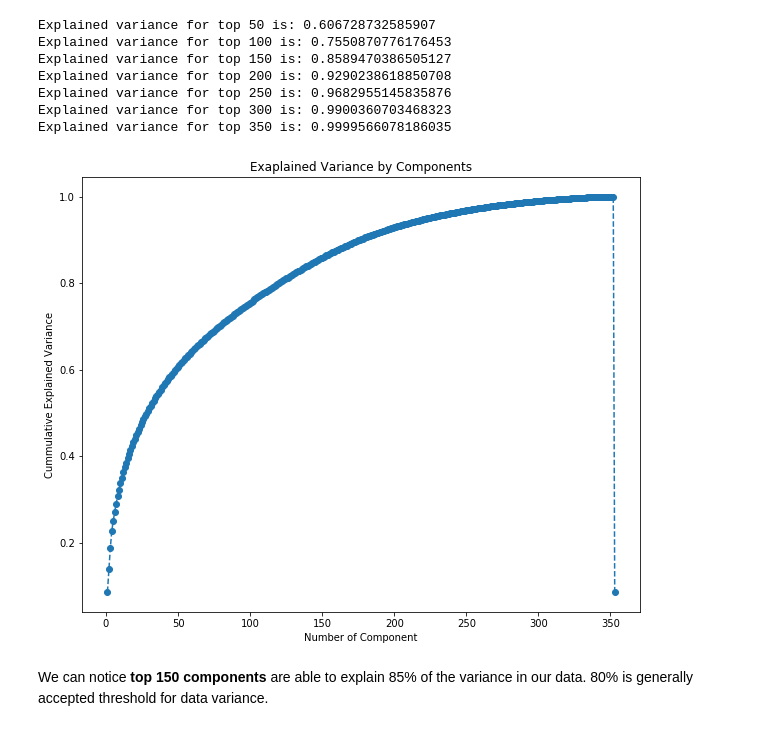
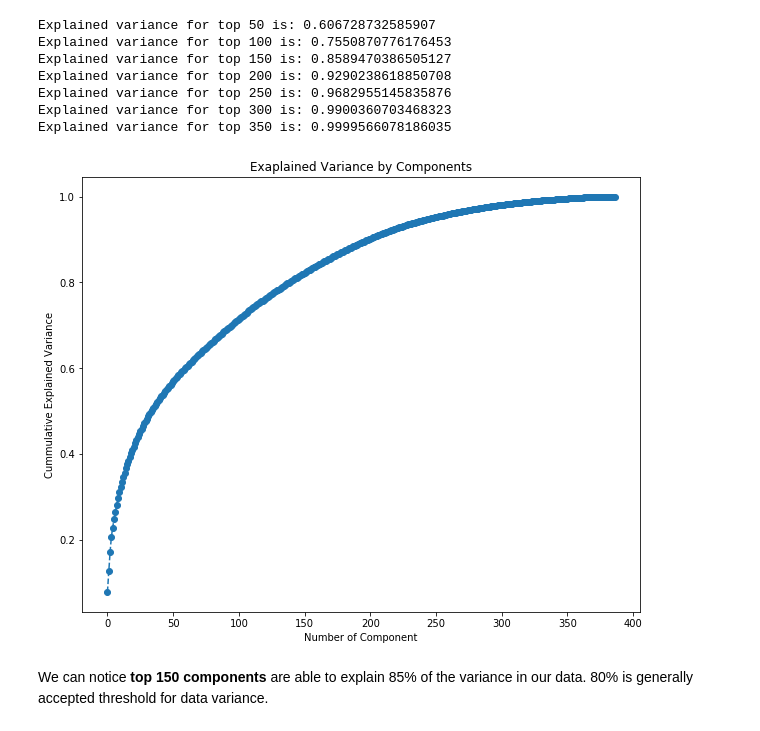
Before and after one commit to itirkaa/Arvato-Customer-Segmentation, a Jupyter notebook: 2_Customer_Segmentation_Report.ipynb, the cells around one changed output. Cells and saved outputs as stored; diff of their text form; code cells hidden in the pictures.

```diff
--- a/2_Customer_Segmentation_Report.ipynb
+++ b/2_Customer_Segmentation_Report.ipynb
@@ -54,8 +27,5 @@ def read_pkl_s3(bucket, key):
 # %%
-azdias = read_pkl_s3(bucket, file[1])
-customers = read_pkl_s3(bucket, file[2])
-
-print(azdias.shape)
-print("_"*100)
-print(customers.shape)
+azdias, customers = read_s3_files(['azdias.pkl', 'customers.pkl'], s3_client)
+print('Azdias:', azdias.shape)
+print('Customers:', customers.shape)
 # %% [output]
@@ -71,3 +38,8 @@ customers_az.shape
+# %%
+azdias_lnr = azdias['LNR'].copy()
+azdias.drop('LNR', axis=1, inplace=True)
+customers_lnr = customers['LNR'].copy()
+customers.drop('LNR', axis=1, inplace=True)
 # %% [markdown]
 
 ## Pricipal Component Analysis
@@ -127,0 +47,3 @@ pca_model_params = mx.ndarray.load('model_algo-1')
+# %%
+pca = PCA()
+pca.fit(azdias)
@@ -177,12 +124,12 @@ Explained variance for top 300 is: 0.9900360703468323
 Explained variance for top 350 is: 0.9999566078186035
 # %%
 plt.figure(figsize=(10,8))
-plt.plot(range(1, len(exp_variance) + 1), exp_variance, marker='o',linestyle='--')
+plt.plot(pca.explained_variance_ratio_.cumsum(), marker='o',linestyle='--')
 plt.title("Exaplained Variance by Components")
 plt.xlabel("Number of Component")
 plt.ylabel("Cummulative Explained Variance")
 plt.show()
 # %% [output]
-[figure, old version]
+[figure, new version]
 # %% [markdown]
 We can notice **top 150 components** are able to explain 85% of the variance in our data. 80% is generally accepted threshold for data variance.
```
Also changed, not shown: parts of 54 cells of this notebook.
